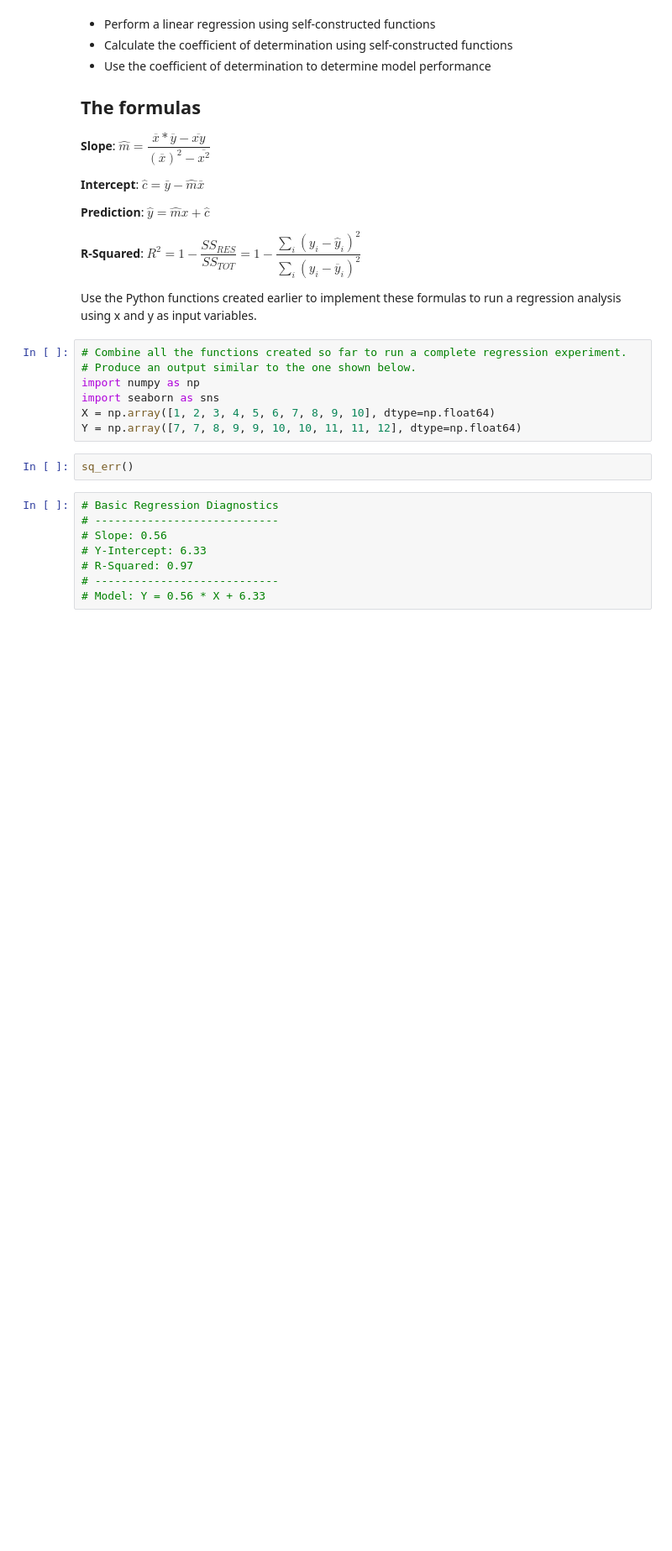
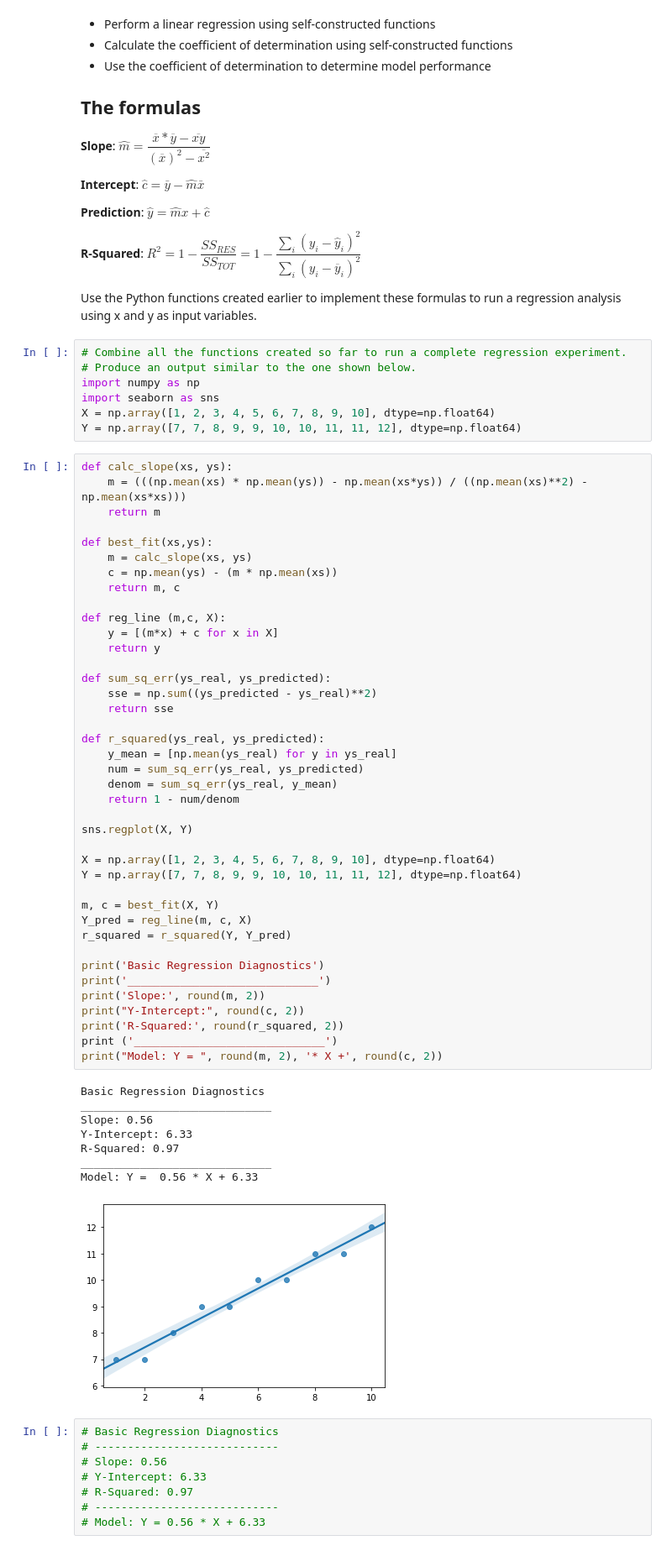
Before and after one commit to lauren-esser/Complete-regression-lab-onl01-dtsc-ft-070620, a Jupyter notebook: index.ipynb, the cells around one changed output. Shown: that part at 84% size. Drawn from its saved outputs; the diff is of its cells as text; blank space fills up the shorter version.

```diff
--- a/index.ipynb
+++ b/index.ipynb
@@ -34,8 +34,55 @@ import numpy as np
 import seaborn as sns
 X = np.array([1, 2, 3, 4, 5, 6, 7, 8, 9, 10], dtype=np.float64)
 Y = np.array([7, 7, 8, 9, 9, 10, 10, 11, 11, 12], dtype=np.float64)
-# %%
-sq_err()
+# %%
+def calc_slope(xs, ys):
+    m = (((np.mean(xs) * np.mean(ys)) - np.mean(xs*ys)) / ((np.mean(xs)**2) - np.mean(xs*xs)))
+    return m
+
+def best_fit(xs,ys):
+    m = calc_slope(xs, ys)
+    c = np.mean(ys) - (m * np.mean(xs))
+    return m, c
+
+def reg_line (m,c, X):
+    y = [(m*x) + c for x in X]
+    return y
+
+def sum_sq_err(ys_real, ys_predicted):
+    sse = np.sum((ys_predicted - ys_real)**2)
+    return sse
+
+def r_squared(ys_real, ys_predicted):
+    y_mean = [np.mean(ys_real) for y in ys_real]
+    num = sum_sq_err(ys_real, ys_predicted)
+    denom = sum_sq_err(ys_real, y_mean)
+    return 1 - num/denom
+
+sns.regplot(X, Y)
+
+X = np.array([1, 2, 3, 4, 5, 6, 7, 8, 9, 10], dtype=np.float64)
+Y = np.array([7, 7, 8, 9, 9, 10, 10, 11, 11, 12], dtype=np.float64)
+
+m, c = best_fit(X, Y)
+Y_pred = reg_line(m, c, X)
+r_squared = r_squared(Y, Y_pred)
+
+print('Basic Regression Diagnostics')
+print('_____________________________')
+print('Slope:', round(m, 2))
+print("Y-Intercept:", round(c, 2))
+print('R-Squared:', round(r_squared, 2))
+print ('_____________________________')
+print("Model: Y = ", round(m, 2), '* X +', round(c, 2))
+# %% [output]
+Basic Regression Diagnostics
+_____________________________
+Slope: 0.56
+Y-Intercept: 6.33
+R-Squared: 0.97
+_____________________________
+Model: Y =  0.56 * X + 6.33
+[figure, added]
 # %%
 # Basic Regression Diagnostics
 # ----------------------------
```
Also changed, not shown: parts of 5 cells of this notebook.
